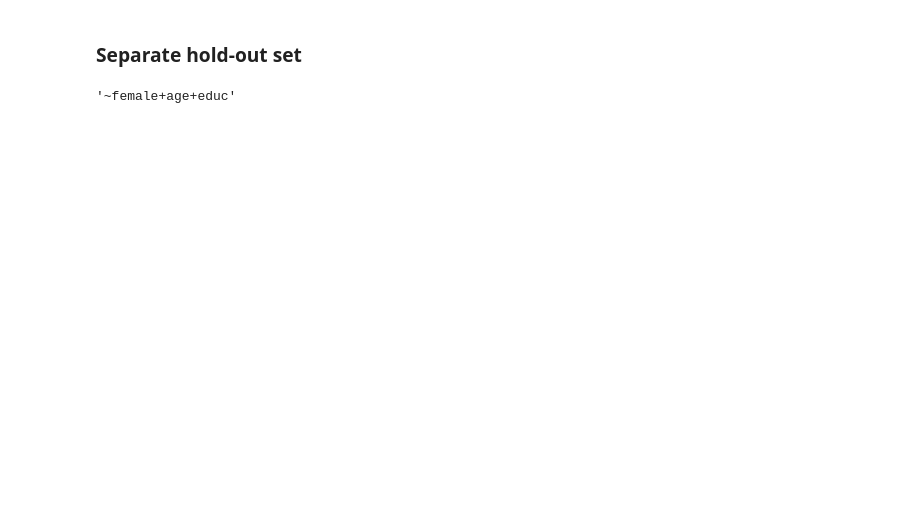
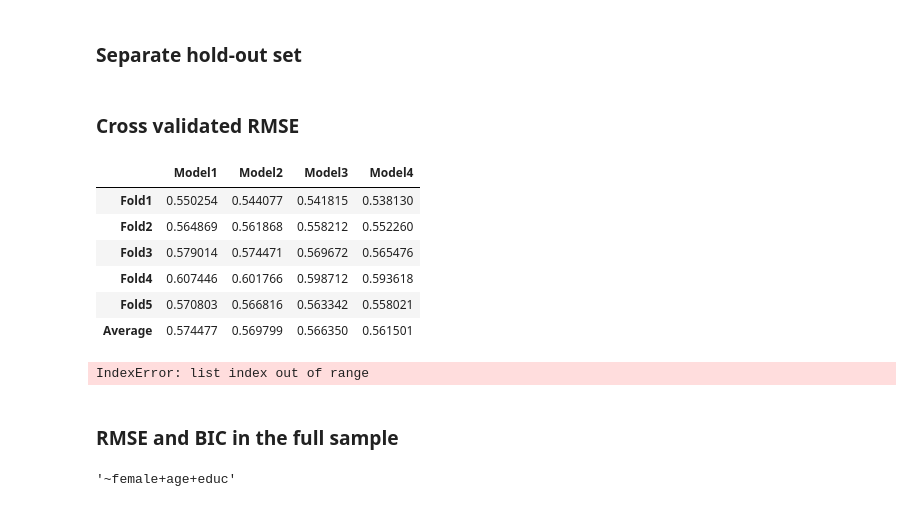
Before and after one commit to JustJAG/Prediction_with_ML_for_Economists, a Jupyter notebook: Assignment_1_cps_earnings_dataset/homework.ipynb, the cells around one changed output. Saved outputs shown, nothing was run; the diff lists cells and outputs as text; code cells hidden in the pictures; blank space fills up the shorter version.

```diff
--- a/Assignment_1_cps_earnings_dataset/homework.ipynb
+++ b/Assignment_1_cps_earnings_dataset/homework.ipynb
@@ -358,0 +370,2 @@ smp_size = round(0.2 * df.shape[0])-1
+# %% [markdown]
+### Cross validated RMSE
@@ -358,0 +435,38 @@ smp_size = round(0.2 * df.shape[0])-1
+# %%
+cv_list = []
+for i in [
+    modellev1,
+    modellev2,
+    modellev3,
+    modellev4,
+]:
+    cv_list += [cv_reg("lnw" + i, data_work, k, "HC0")]
+# %%
+summarize_cv(cv_list)
+# %% [output]
+|  | Model1 | Model2 | Model3 | Model4 |
+| Fold1 | 0.550254 | 0.544077 | 0.541815 | 0.538130 |
+| Fold2 | 0.564869 | 0.561868 | 0.558212 | 0.552260 |
+| Fold3 | 0.579014 | 0.574471 | 0.569672 | 0.565476 |
+| Fold4 | 0.607446 | 0.601766 | 0.598712 | 0.593618 |
+| Fold5 | 0.570803 | 0.566816 | 0.563342 | 0.558021 |
+| Average | 0.574477 | 0.569799 | 0.566350 | 0.561501 |
+# %%
+
+# RMSE training vs test graph
+
+rmse_levels = {"nvars": [], "var": [], "value": []}
+for i in range(0, 8):
+    rmse_levels["nvars"].append(int(cv_list[i]["nvars"]))
+    rmse_levels["var"].append("RMSE Training")
+    rmse_levels["value"].append(pd.Series(cv_list[i]["rmse"]).mean())
+for i in range(0, 8):
+    rmse_levels["nvars"].append(int(cv_list[i]["nvars"]))
+    rmse_levels["var"].append("RMSE Test")
+    rmse_levels["value"].append(pd.Series(cv_list[i]["rmse_test"]).mean())
+rmse_levels = pd.DataFrame.from_dict(rmse_levels)
+rmse_levels["nvars2"] = rmse_levels["nvars"] + 1
+# %% [output]
+IndexError: list index out of range
+# %% [markdown]
+### RMSE and BIC in the full sample
```
Also changed, not shown: parts of 11 cells of this notebook.
